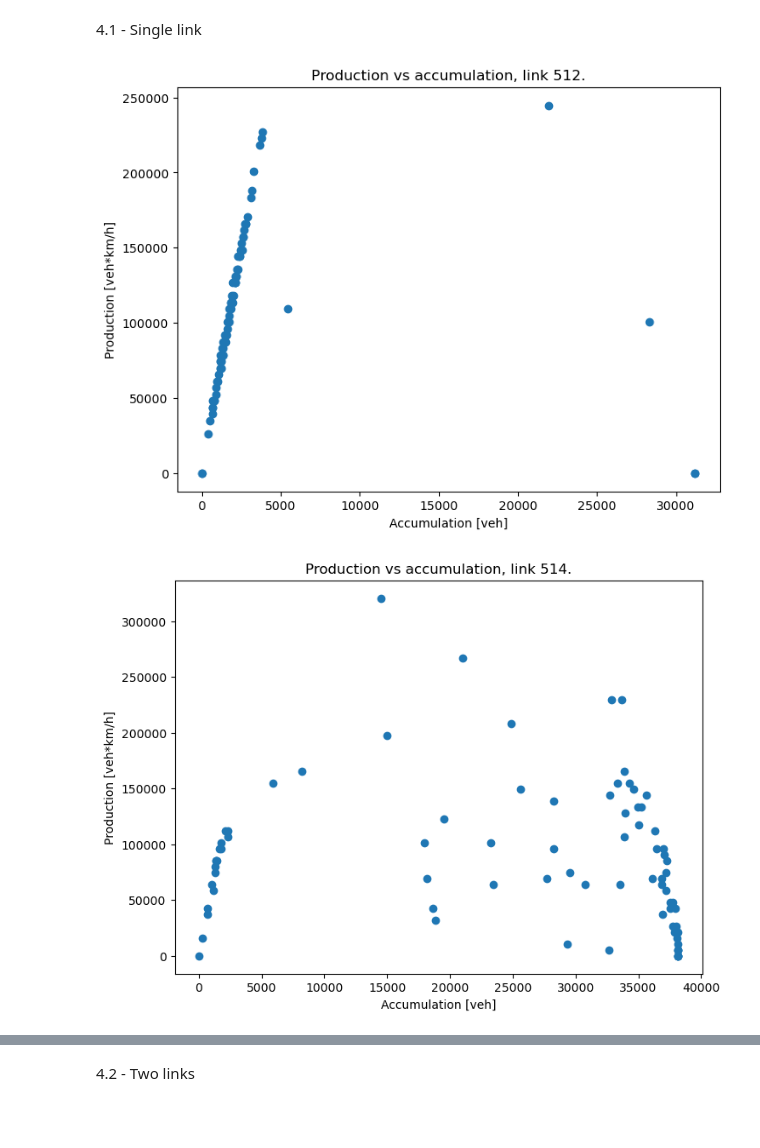
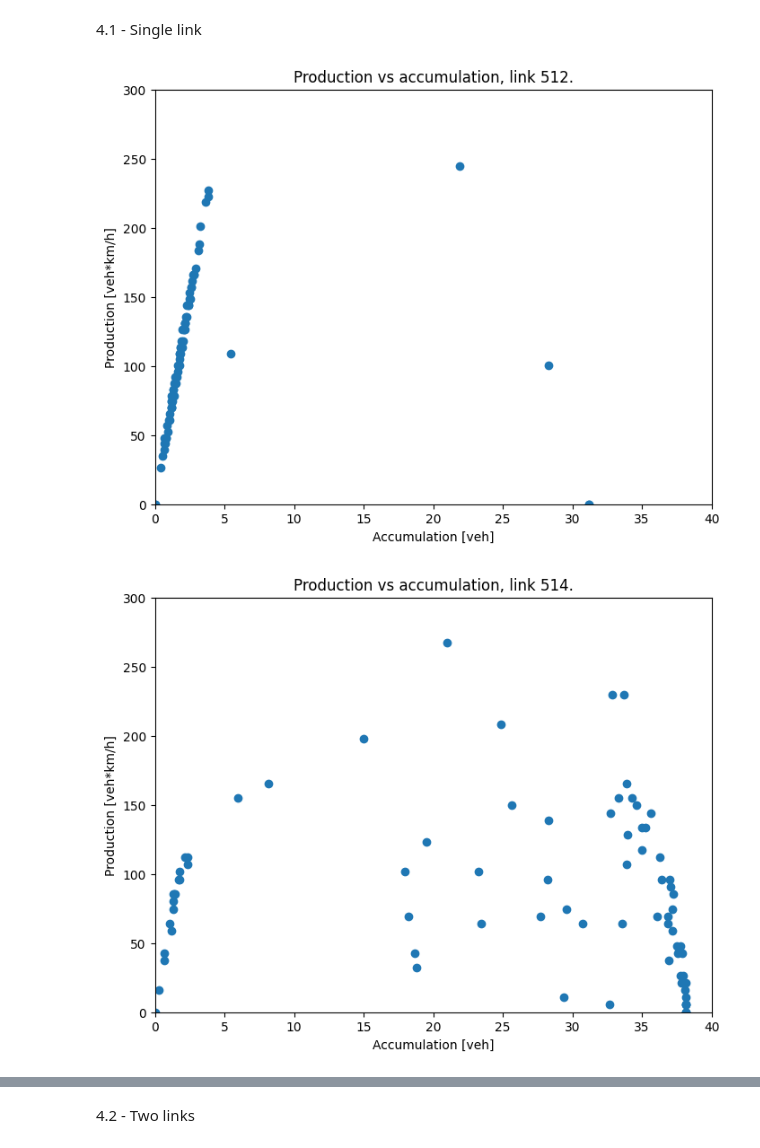
Before and after one commit to s221568/Trafic, a Jupyter notebook: Lab 1/Lab1 -FINAL.ipynb, the cells around one changed output, grey strips where cells are left out. Saved outputs shown, nothing was run; the diff lists cells and outputs as text; code cells hidden in the pictures; blank space fills up the shorter version.

```diff
--- a/Lab 1/Lab1 -FINAL.ipynb
+++ b/Lab 1/Lab1 -FINAL.ipynb
@@ -444,13 +444,13 @@ def density_link(link):
     return density
 
 def accumulation_link(link):
-    length = edges.loc[link, "Length (m)"]
+    length = edges.loc[link, "Length (m)"]/1000
     density = density_link(link)
     accumulation = length * density
     return accumulation
 
 def production_link(link):
-    length = edges.loc[link, "Length (m)"]
+    length = edges.loc[link, "Length (m)"]/1000
     volume = flow.loc[:, f'{link}'] * 3600 / 90 # Same volume as in part 2
     production = volume * length
     return production
@@ -505,13 +505,15 @@ def production_region(region):
 # %%
 links = [512, 514, 516]
 
 for link in links:
     plt.figure(figsize=(8,6))
     plt.title(f'Production vs accumulation, link {link}.')
     plt.scatter(accumulation_link(link), production_link(link))
     plt.xlabel('Accumulation [veh]')
+    plt.xlim(0,40)
     plt.ylabel('Production [veh*km/h]')
+    plt.ylim(0,300)
     plt.show()
 # %% [output]
-[figure, old version]
+[figure, new version]
-[figure, old version]
+[figure, new version]
```
Also changed, not shown: parts of 4 cells of this notebook, 4 other files.
